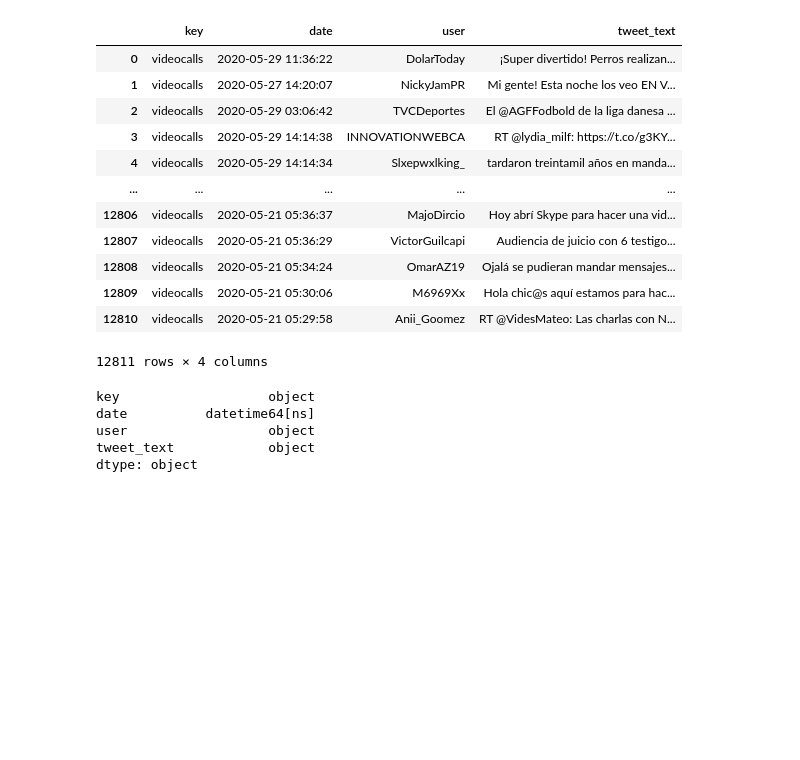
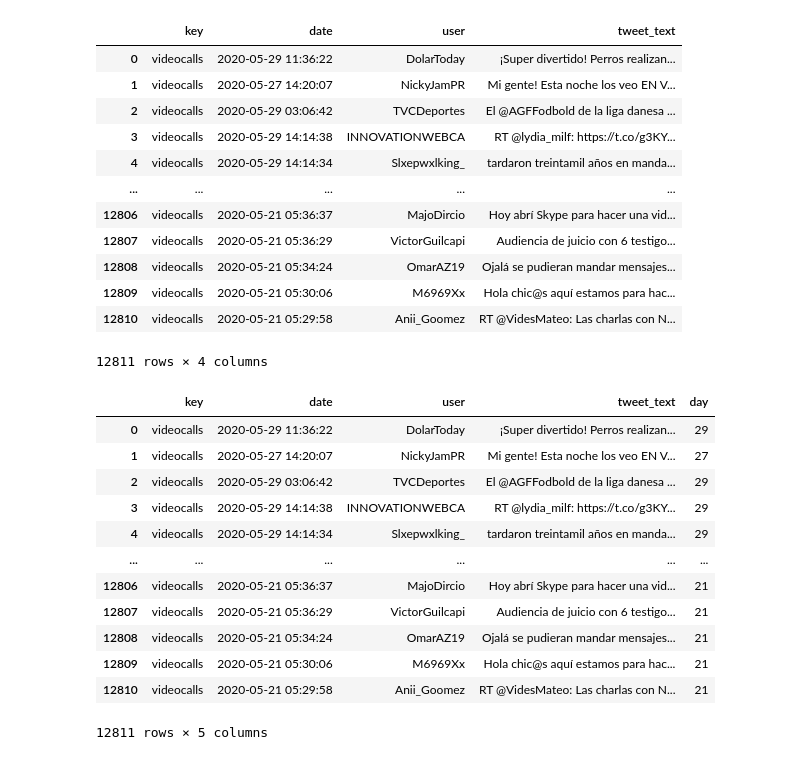
Before and after one commit to patricrp/automated_etl_google_cloud-social_dashboard, a Jupyter notebook: Twitter/Twitter API request.ipynb, the cells around one changed output. Saved outputs shown, nothing was run; the diff lists cells and outputs as text; code cells hidden in the pictures; blank space fills up the shorter version.

Commit message:
Group by day and topic

```diff
--- a/Twitter/Twitter API request.ipynb
+++ b/Twitter/Twitter API request.ipynb
@@ -102,11 +102,20 @@ print('The content dataframe is ',df)
 '''search = api.search
 print(dir(search))'''
 # %%
-#Get Day and group by day to know how many tweets there are for each day
-df.dtypes
+#Get Day of each tweet to group by day to know how many tweets there are for each day
+df['day'] = df['date'].dt.day
+df
 # %% [output]
+|  | key | date | user | tweet_text | day |
+| 0 | videocalls | 2020-05-29 11:36:22 | DolarToday | ¡Super divertido! Perros realizan... | 29 |
+| 1 | videocalls | 2020-05-27 14:20:07 | NickyJamPR | Mi gente! Esta noche los veo EN V... | 27 |
+| 2 | videocalls | 2020-05-29 03:06:42 | TVCDeportes | El @AGFFodbold de la liga danesa ... | 29 |
+| 3 | videocalls | 2020-05-29 14:14:38 | INNOVATIONWEBCA | RT @lydia_milf: https://t.co/g3KY... | 29 |
+| 4 | videocalls | 2020-05-29 14:14:34 | Slxepwxlking_ | tardaron treintamil años en manda... | 29 |
+| ... | ... | ... | ... | ... | ... |
+| 12806 | videocalls | 2020-05-21 05:36:37 | MajoDircio | Hoy abrí Skype para hacer una vid... | 21 |
+| 12807 | videocalls | 2020-05-21 05:36:29 | VictorGuilcapi | Audiencia de juicio con 6 testigo... | 21 |
+| 12808 | videocalls | 2020-05-21 05:34:24 | OmarAZ19 | Ojalá se pudieran mandar mensajes... | 21 |
+| 12809 | videocalls | 2020-05-21 05:30:06 | M6969Xx | Hola chic@s aquí estamos para hac... | 21 |
+| 12810 | videocalls | 2020-05-21 05:29:58 | Anii_Goomez | RT @VidesMateo: Las charlas con N... | 21 |
-key                   object
-date          datetime64[ns]
-user                  object
-tweet_text            object
-dtype: object
+12811 rows × 5 columns
```
Also changed, not shown: parts of 1 cell of this notebook.
